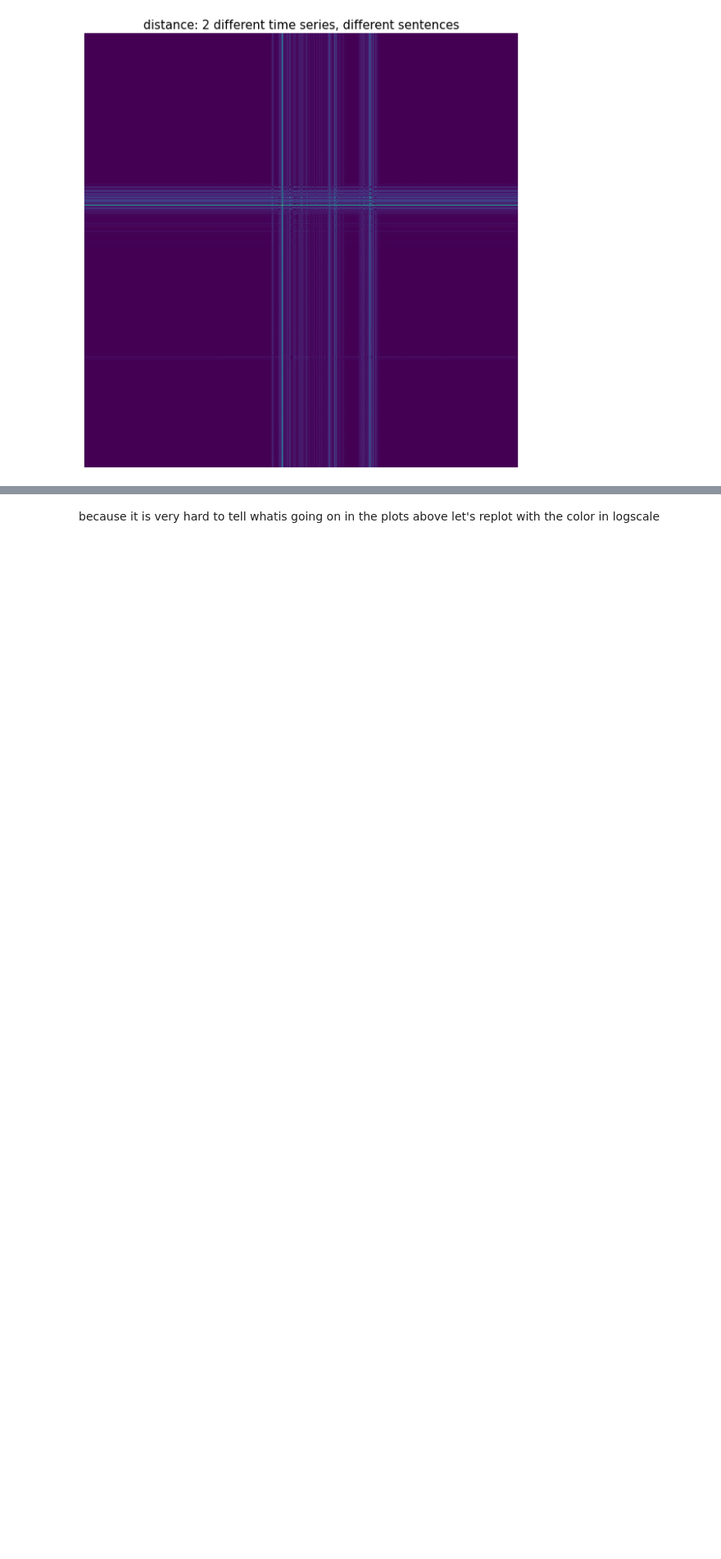
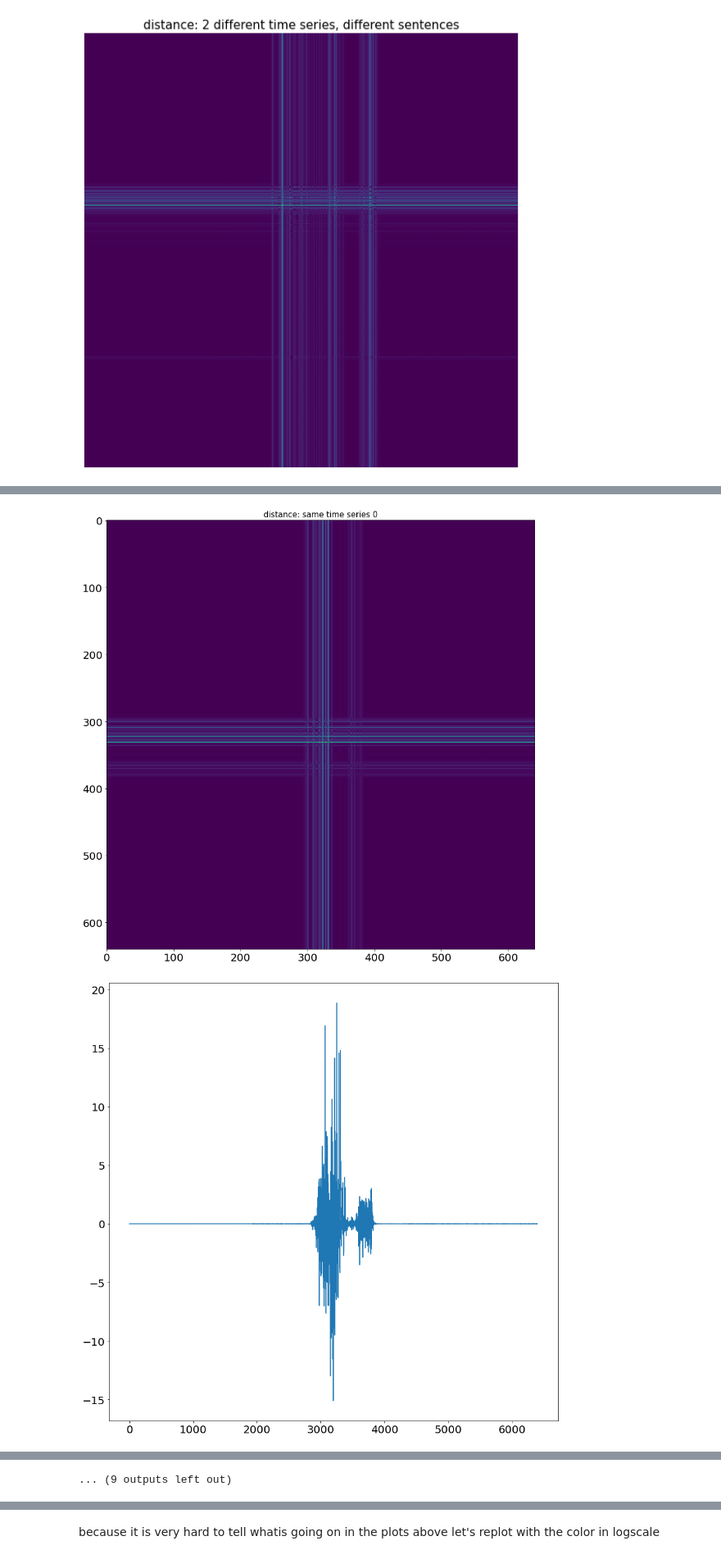
Before and after one commit to Marrs-jin/MLTSA_AMarrs, a Jupyter notebook: HW7/HW7.ipynb, the cells around one changed output, grey strips where cells are left out. Shown at 82% size. Cells and saved outputs as stored; diff of their text form; code cells hidden in the pictures; blank space fills up the shorter version.

```diff
--- a/HW7/HW7.ipynb
+++ b/HW7/HW7.ipynb
@@ -311,0 +328,13 @@ Figure 4... describe
+# %%
+for i in range(0,10):
+  pl.imshow(cdist(np.atleast_2d(X[i][::steps]).T,
+                  np.atleast_2d(X[i][::steps]).T,
+        metric=l1))
+  pl.title("distance: same time series %s" %i, fontsize=15)
+  pl.axis('on')
+  pl.show()
+  pl.plot(X[i])
+  pl.figure()
+# %% [output]
+[figure, added]
+[figure, added]
@@ -311,0 +351 @@ Figure 4... describe
+... (9 outputs left out)
```
Also changed, not shown: parts of 38 cells of this notebook.
